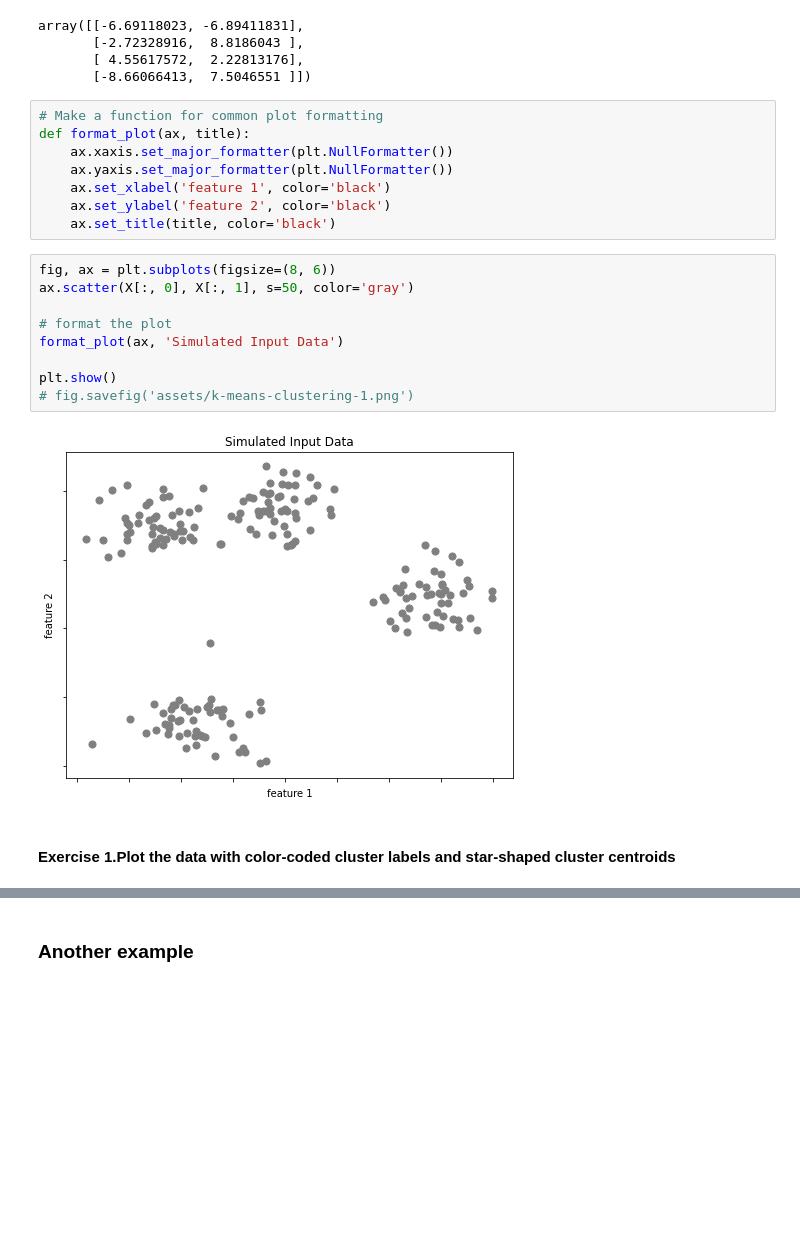
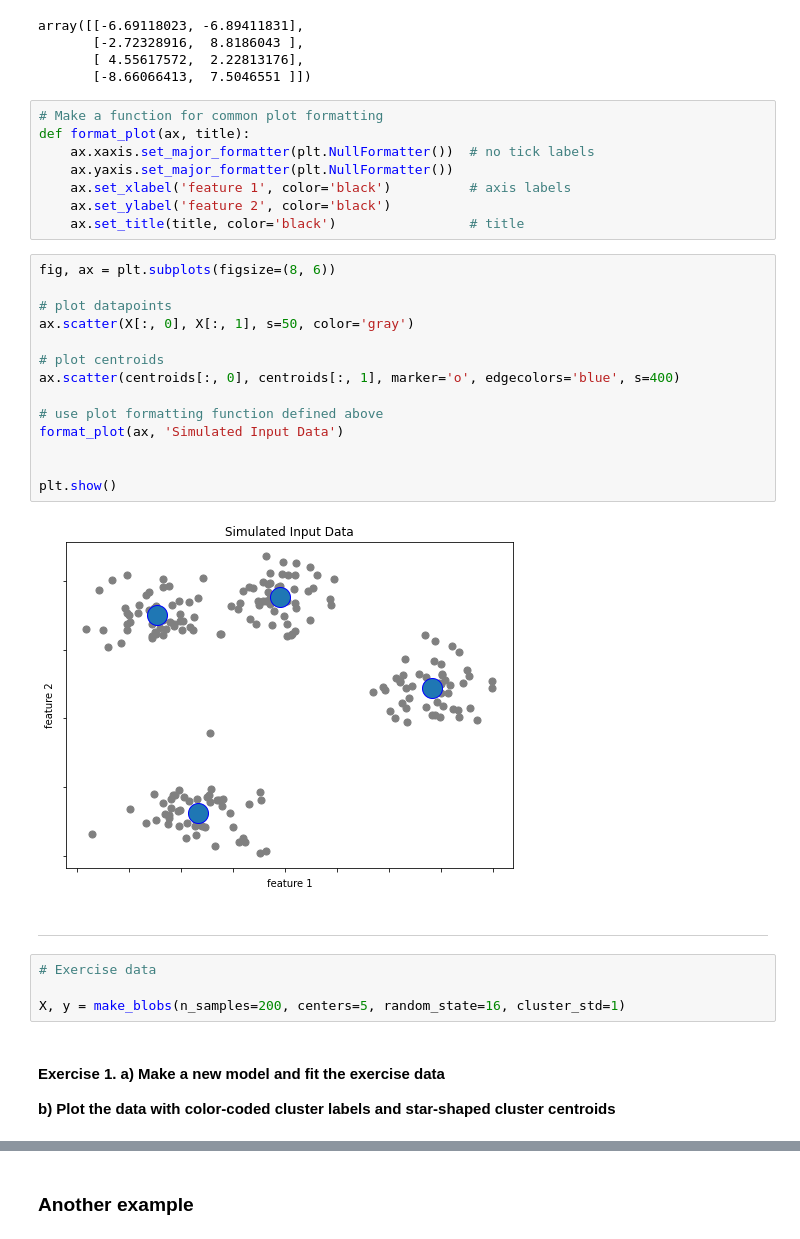
Before and after one commit to orchidalgia/CBM101, a Jupyter notebook: F_Machine_learning/1_Unsupervised-Learning/2_Clustering_modified.ipynb, the cells around one changed output, grey strips where cells are left out. Drawn from its saved outputs; the diff is of its cells as text; blank space fills up the shorter version.

```diff
--- a/F_Machine_learning/1_Unsupervised-Learning/2_Clustering_modified.ipynb
+++ b/F_Machine_learning/1_Unsupervised-Learning/2_Clustering_modified.ipynb
@@ -114,21 +121,33 @@ array([[-6.69118023, -6.89411831],
 # %%
 # Make a function for common plot formatting
 def format_plot(ax, title):
-    ax.xaxis.set_major_formatter(plt.NullFormatter())
+    ax.xaxis.set_major_formatter(plt.NullFormatter())  # no tick labels
     ax.yaxis.set_major_formatter(plt.NullFormatter())
-    ax.set_xlabel('feature 1', color='black')
+    ax.set_xlabel('feature 1', color='black')          # axis labels
     ax.set_ylabel('feature 2', color='black')
-    ax.set_title(title, color='black')
+    ax.set_title(title, color='black')                 # title
 # %%
 fig, ax = plt.subplots(figsize=(8, 6))
+
+# plot datapoints
 ax.scatter(X[:, 0], X[:, 1], s=50, color='gray')
 
-# format the plot
+# plot centroids
+ax.scatter(centroids[:, 0], centroids[:, 1], marker='o', edgecolors='blue', s=400)
+
+# use plot formatting function defined above
 format_plot(ax, 'Simulated Input Data')
 
+
 plt.show()
-# fig.savefig('assets/k-means-clustering-1.png')
 # %% [output]
-[figure, old version]
+[figure, new version]
+# %% [markdown]
+---
+# %%
+# Exercise data
+
+X, y = make_blobs(n_samples=200, centers=5, random_state=16, cluster_std=1)
 # %% [markdown]
-#### Exercise 1.Plot the data with color-coded cluster labels and star-shaped cluster centroids
+#### Exercise 1. a) Make a new model and fit the exercise data
+**b) Plot the data with color-coded cluster labels and star-shaped cluster centroids**
```
Also changed, not shown: parts of 17 cells of this notebook, 7 other files.
